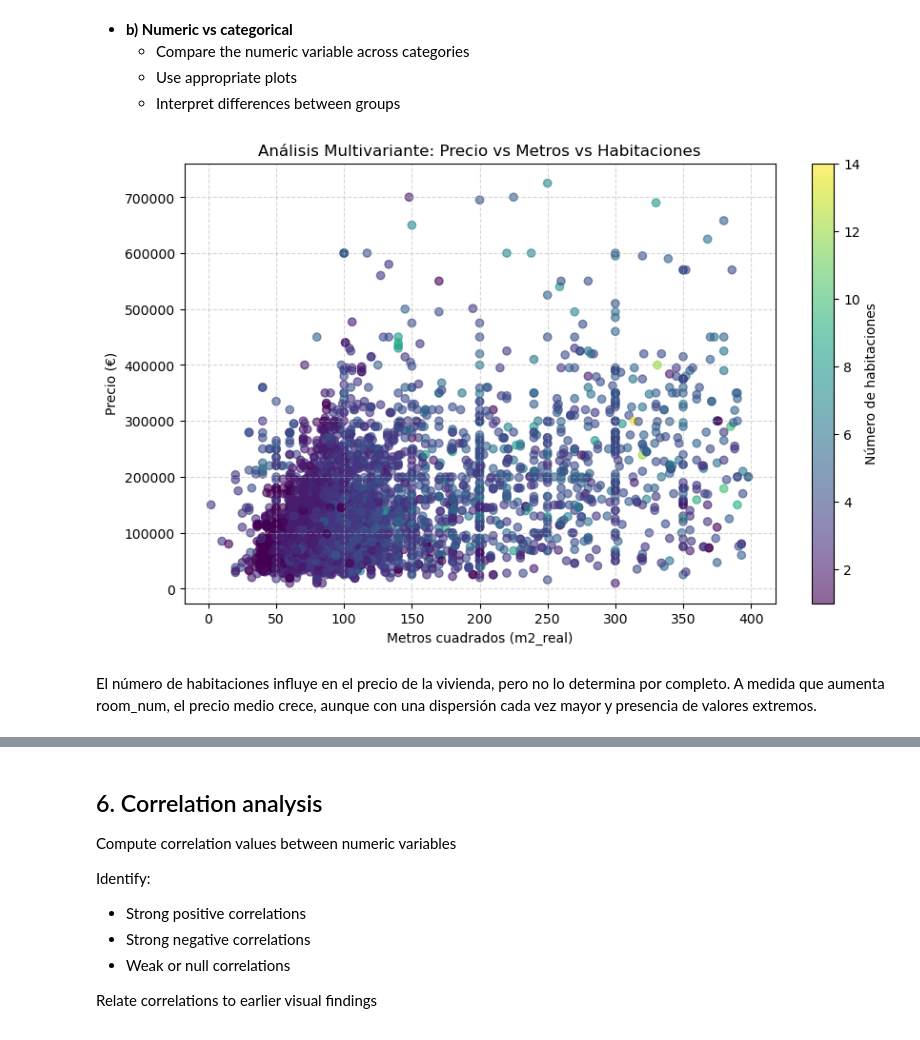
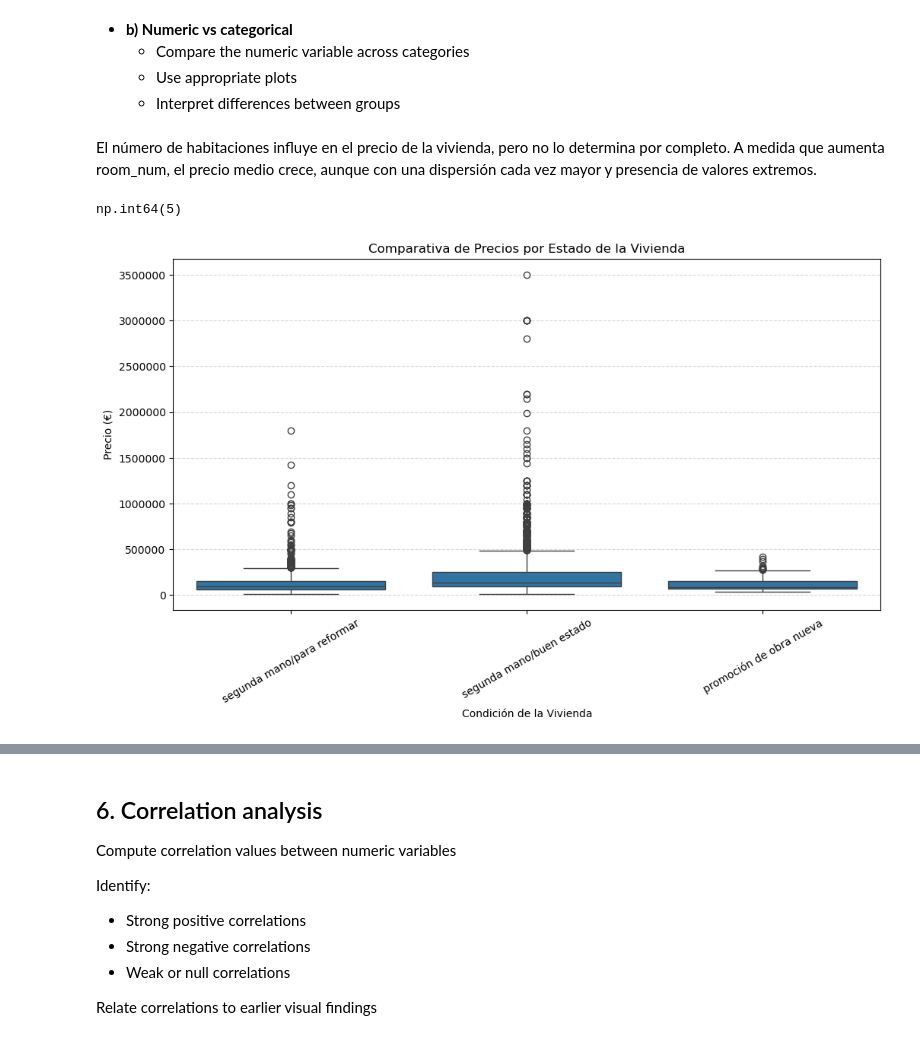
Before and after one commit to pauladata13/dataExploratory-, a Jupyter notebook: task_2.4_EDA_Housing_coruna.ipynb, the cells around one changed output, grey strips where cells are left out. Saved outputs shown, nothing was run; the diff lists cells and outputs as text; code cells hidden in the pictures.

```diff
--- a/task_2.4_EDA_Housing_coruna.ipynb
+++ b/task_2.4_EDA_Housing_coruna.ipynb
@@ -320,27 +296,29 @@ La fuerza de la relación es débil para price–m2_real y moderada para price
     - Compare the numeric variable across categories
     - Use appropriate plots
     - Interpret differences between groups
-# %%
-import matplotlib.pyplot as plt
-
-# Filtramos outliers para que el gráfico sea legible
-df_multi = df[(df['price'] < 800000) & (df['m2_real'] < 400)].copy()
-
-plt.figure(figsize=(10, 6))
-
-# Usamos 'c' para el color (habitaciones) y un mapa de colores (viridis)
-scatter = plt.scatter(df_multi['m2_real'], df_multi['price'],
-                      c=df_multi['room_num'], cmap='viridis', alpha=0.6)
-
-# Añadimos una barra de colores para saber qué significa cada tono
-plt.colorbar(scatter, label='Número de habitaciones')
-
-plt.xlabel("Metros cuadrados (m2_real)")
-plt.ylabel("Precio (€)")
-plt.title("Análisis Multivariante: Precio vs Metros vs Habitaciones")
-plt.grid(True, linestyle='--', alpha=0.5)
-plt.show()
-# %% [output]
-[figure, removed]
 # %% [markdown]
 El número de habitaciones influye en el precio de la vivienda, pero no lo determina por completo. A medida que aumenta room_num, el precio medio crece, aunque con una dispersión cada vez mayor y presencia de valores extremos.
+# %%
+df['condition'].head().count()
+# %% [output]
+np.int64(5)
+# %%
+import pandas as pd
+import matplotlib.pyplot as plt
+import seaborn as sns
+
+df_clean = df.dropna(subset=['price', 'condition'])
+
+plt.figure(figsize=(12, 6))
+sns.boxplot(x='condition', y='price', data=df_clean)
+
+plt.ticklabel_format(style='plain', axis='y')
+plt.title('Comparativa de Precios por Estado de la Vivienda')
+plt.xlabel('Condición de la Vivienda')
+plt.ylabel('Precio (€)')
+plt.xticks(rotation=30)
+plt.grid(axis='y', linestyle='--', alpha=0.5)
+
+plt.show()
+# %% [output]
+[figure, added]
```
Also changed, not shown: parts of 38 cells of this notebook.
